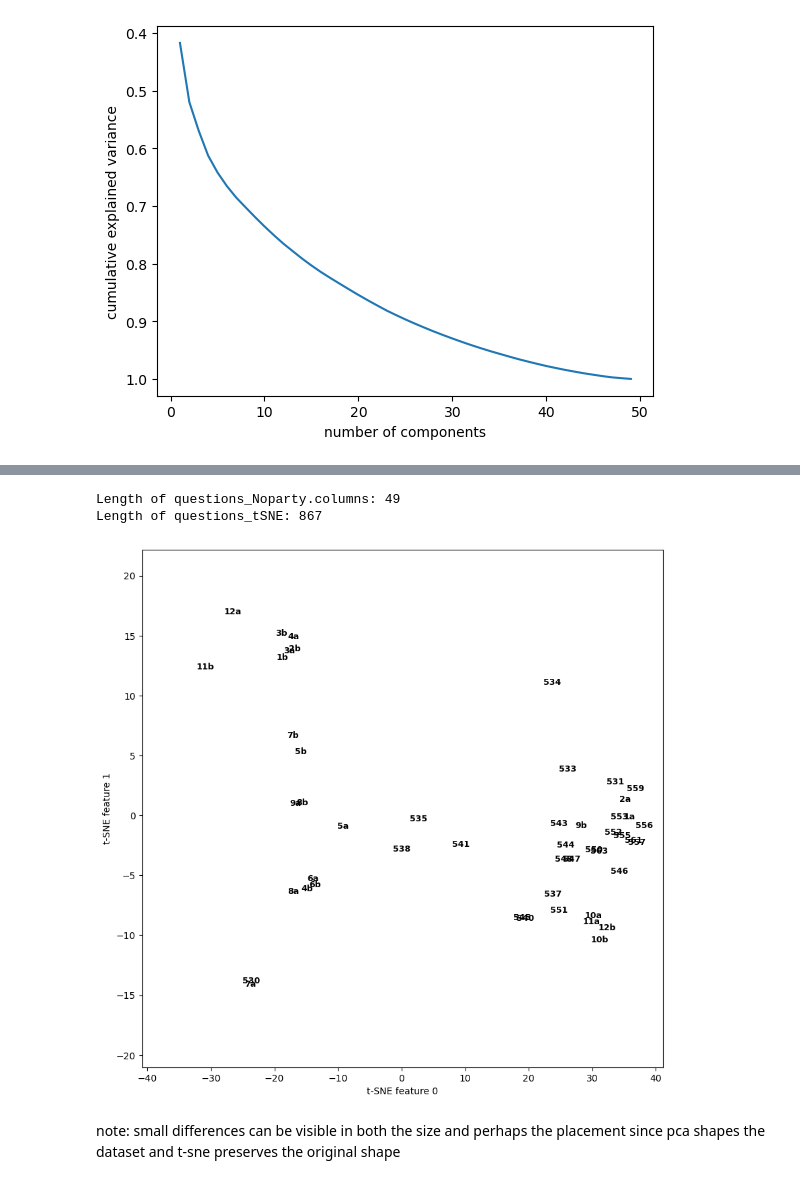
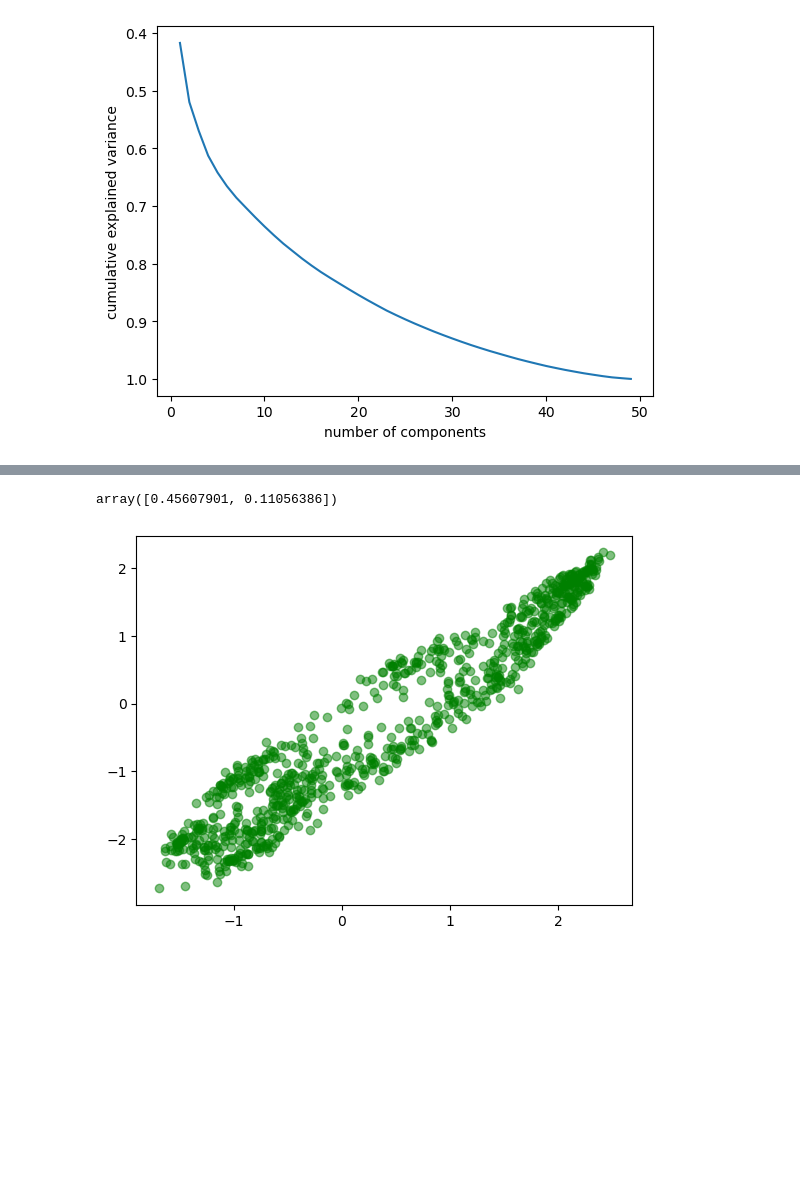
Before and after one commit to MAL-flowdemort/assignment_5, a Jupyter notebook: Candidate Test 2022 II.ipynb, the cells around one changed output, grey strips where cells are left out. Drawn from its saved outputs; the diff is of its cells as text; code cells hidden in the pictures; blank space fills up the shorter version.

```diff
--- a/Candidate Test 2022 II.ipynb
+++ b/Candidate Test 2022 II.ipynb
@@ -149,0 +72,7 @@ using diff scaler maybe? since this one will only get 41% of the variance
+# %%
+import pandas as pd
+
+data = pd.read_excel('alldata.xlsx')
+data = data.drop(columns='alder')
+data = data.drop(columns='storkreds')
+print(data.columns)
@@ -149,0 +88,12 @@ using diff scaler maybe? since this one will only get 41% of the variance
+# %%
+import pandas as pd
+
+parti_col = data['parti']
+navn_col = data['navn']
+# Drop the columns 'parti' and 'navn'
+data.drop(columns=['parti', 'navn'], inplace=True)
+
+# Append the columns 'parti' and 'navn' to the end of the DataFrame
+data['parti'] = parti_col
+data['navn'] = navn_col
+print(data.head())
@@ -149,0 +116,5 @@ using diff scaler maybe? since this one will only get 41% of the variance
+# %%
+index_of_parti = data.columns.get_loc('parti')
+print(index_of_parti)
+questions_data = data.iloc[:,:49]
+questions_data.head()
@@ -195,3 +176,10 @@ plt.gca().invert_yaxis()
 plt.show()
 # %% [output]
 [figure]
+# %%
+X = questions_data
+print(X)
+X_scaled = preprocessing.StandardScaler().fit_transform(X)
+pca1 = decomposition.PCA(n_components=2)
+res4 = pca1.fit_transform(X_scaled)
+pca1.explained_variance_ratio_
@@ -327,25 +244,9 @@ questions_tSNE = tsne.fit_transform(questions_Noparty)
-# %%
-import matplotlib.pyplot as plt
-
-# Check the shape of questions_tSNE
-print("Length of questions_Noparty.columns:", len(questions_Noparty.columns))
-print("Length of questions_tSNE:", len(questions_tSNE))
-
-plt.figure(figsize=(10, 10))
-plt.xlim(questions_tSNE[:, 0].min(), questions_tSNE[:, 0].max() + 1)
-plt.ylim(questions_tSNE[:, 1].min(), questions_tSNE[:, 1].max() + 1)
-
-for i in range(len(questions_Noparty.columns)):  # Use the length of questions_tSNE
-    # actually plot the column names as text instead of using scatter
-    plt.text(questions_tSNE[i, 0], questions_tSNE[i, 1], str(questions_Noparty.columns[i]),
-             fontdict={'weight': 'bold', 'size': 9})
-
-plt.xlabel("t-SNE feature 0")
-plt.ylabel("t-SNE feature 1")
-plt.show()
-# %% [output]
-Length of questions_Noparty.columns: 49
-Length of questions_tSNE: 867
-[figure, removed]
-# %% [markdown]
-note: small differences can be visible in both the size and perhaps the placement since pca shapes the dataset and t-sne preserves the original shape
+# %%
+pca2 = decomposition.PCA(n_components=2)
+res = pca2.fit_transform(X)
+flat = pca2.inverse_transform(res)
+plt.scatter(flat[:, 0], flat[:, 1], c='g', alpha=.5);
+pca2.explained_variance_ratio_
+# %% [output]
+array([0.45607901, 0.11056386])
+[figure, added]
```
Also changed, not shown: parts of 37 cells of this notebook.
